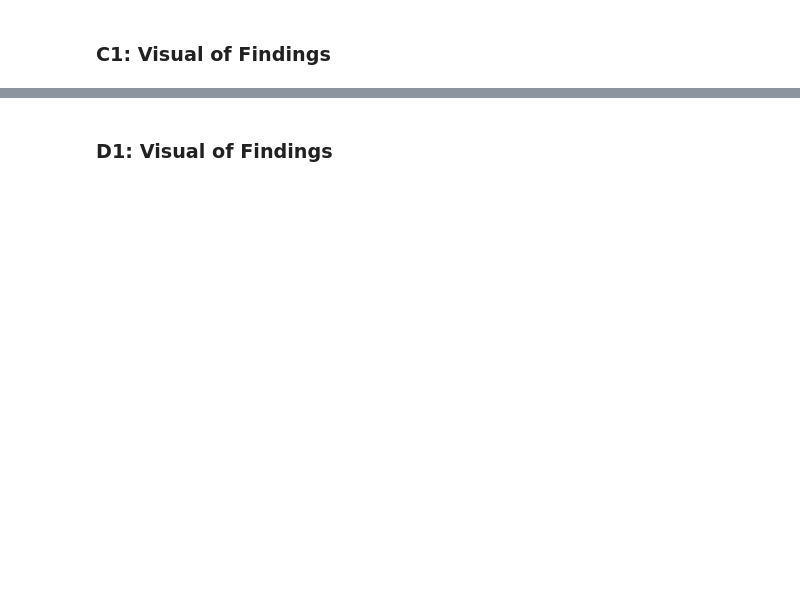
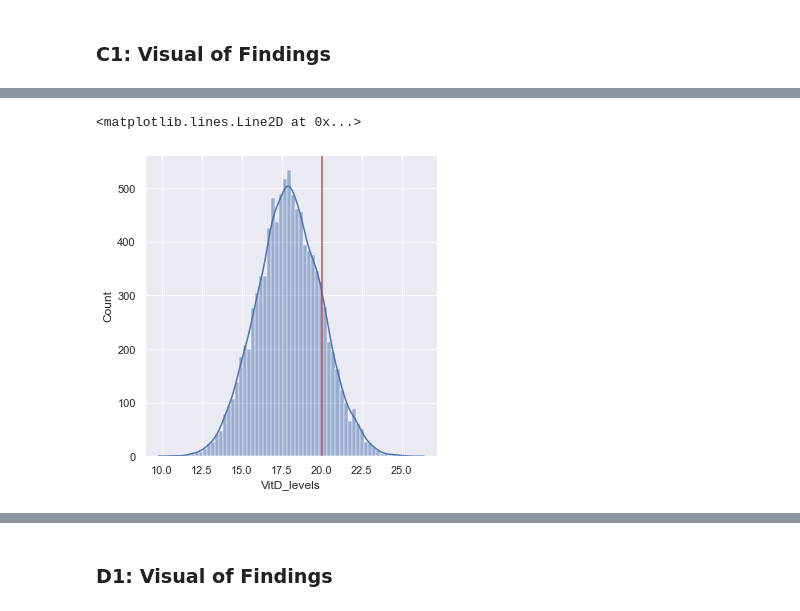
Before and after one commit to jtrawick/D207, a Jupyter notebook: D207_Task1.ipynb, the cells around one changed output, grey strips where cells are left out. Drawn from its saved outputs; the diff is of its cells as text; code cells hidden in the pictures; blank space fills up the shorter version.

```diff
--- a/D207_Task1.ipynb
+++ b/D207_Task1.ipynb
@@ -83,0 +101,10 @@ df_c = pd.read_csv('./data/medical_clean.csv',
+# %%
+# plot distribution of VitD_levels
+# red vertical line indicates the generally accepted minimum Vit D threshold of 20ng/mL
+sns.displot(df_c1.VitD_levels,
+            kde=True)
+plt.axvline(20,
+            color='r')
+# %% [output]
+<matplotlib.lines.Line2D at 0x...>
+[figure, added]
```
Also changed, not shown: parts of 18 cells of this notebook.
